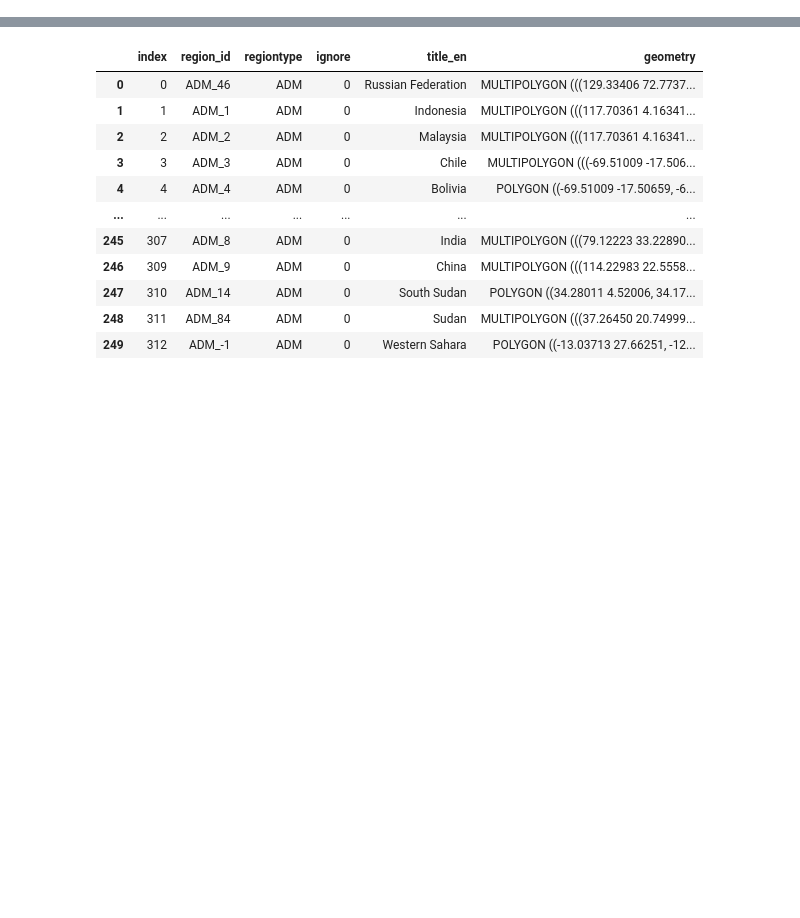
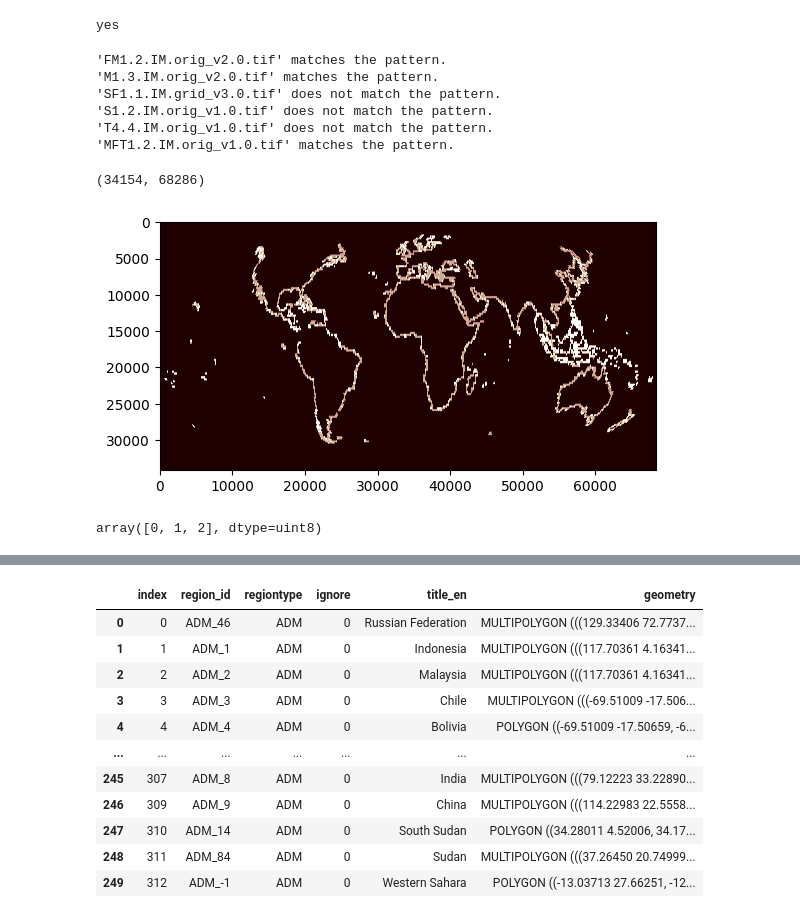
Before and after one commit to red-list-ecosystem/typology-web-update-content, a Jupyter notebook: python/Update-raster-stats-per-country.ipynb, the cells around one changed output, grey strips where cells are left out. Saved outputs shown, nothing was run; the diff lists cells and outputs as text; code cells hidden in the pictures; blank space fills up the shorter version.

```diff
--- a/python/Update-raster-stats-per-country.ipynb
+++ b/python/Update-raster-stats-per-country.ipynb
@@ -18,0 +62,56 @@ getimdir = Path(os.path.expanduser('~')) / "workdir/tmp/GET-IM-xport-zenodo/"
+# %%
+targetdir = getimdir / 'output-rasters/geotiff-eck4/'
+
+files = [f for f in targetdir.iterdir() if f.match("*M[FT0-9]*.tif")]
+thisfile = os.path.basename(files[0])
+thisefg = re.findall(r'[MFTS]+[0-9]\.[0-9]+', thisfile)
+# %%
+if 'files' in locals():
+    print("yes")
+else:
+    print("otherwise")
+# %% [output]
+yes
+# %%
+import re
+
+# Regular expression to match filenames
+regex = r'(?!S[0-9]|T[0-9]|SF[0-9])[SFMT]+[0-9]+.*\.tif$'
+
+# Example filenames
+filenames = [
+    'FM1.2.IM.orig_v2.0.tif',
+    'M1.3.IM.orig_v2.0.tif',
+    'SF1.1.IM.grid_v3.0.tif',
+    'S1.2.IM.orig_v1.0.tif',
+    'T4.4.IM.orig_v1.0.tif',
+    'MFT1.2.IM.orig_v1.0.tif'
+]
+
+# Check if each filename matches the pattern
+for filename in filenames:
+    if re.match(regex, filename):
+        print(f"'{filename}' matches the pattern.")
+    else:
+        print(f"'{filename}' does not match the pattern.")
+# %% [output]
+'FM1.2.IM.orig_v2.0.tif' matches the pattern.
+'M1.3.IM.orig_v2.0.tif' matches the pattern.
+'SF1.1.IM.grid_v3.0.tif' does not match the pattern.
+'S1.2.IM.orig_v1.0.tif' does not match the pattern.
+'T4.4.IM.orig_v1.0.tif' does not match the pattern.
+'MFT1.2.IM.orig_v1.0.tif' matches the pattern.
+# %%
+rst = getimdir / 'output-rasters/geotiff-eck4' / thisfile
+raster = rasterio.open(rst)
+cellarea = np.prod(raster.res)
+# %%
+array = raster.read(1)
+array.shape
+# %% [output]
+(34154, 68286)
+# %%
+pyplot.imshow(array, cmap='pink')
+pyplot.show()
+# %% [output]
+[figure, added]
@@ -18,0 +125,4 @@ getimdir = Path(os.path.expanduser('~')) / "workdir/tmp/GET-IM-xport-zenodo/"
+# %%
+np.unique(array)
+# %% [output]
+array([0, 1, 2], dtype=uint8)
```
Also changed, not shown: parts of 30 cells of this notebook, 3 other files.
